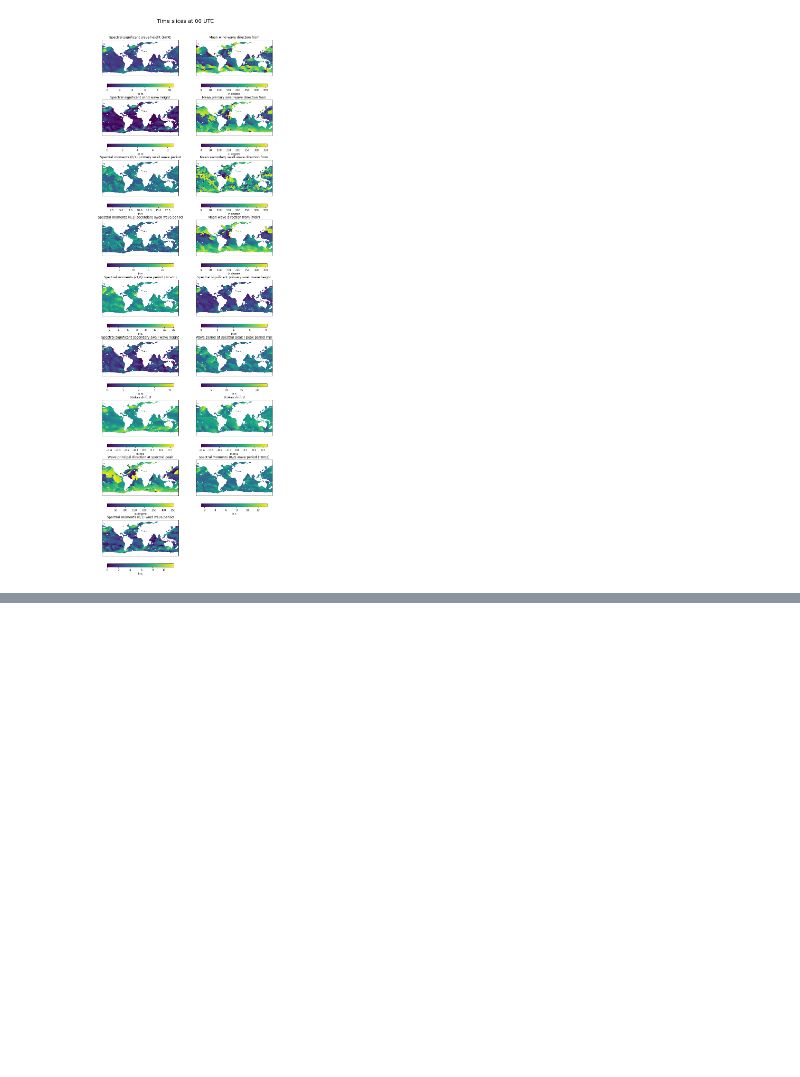
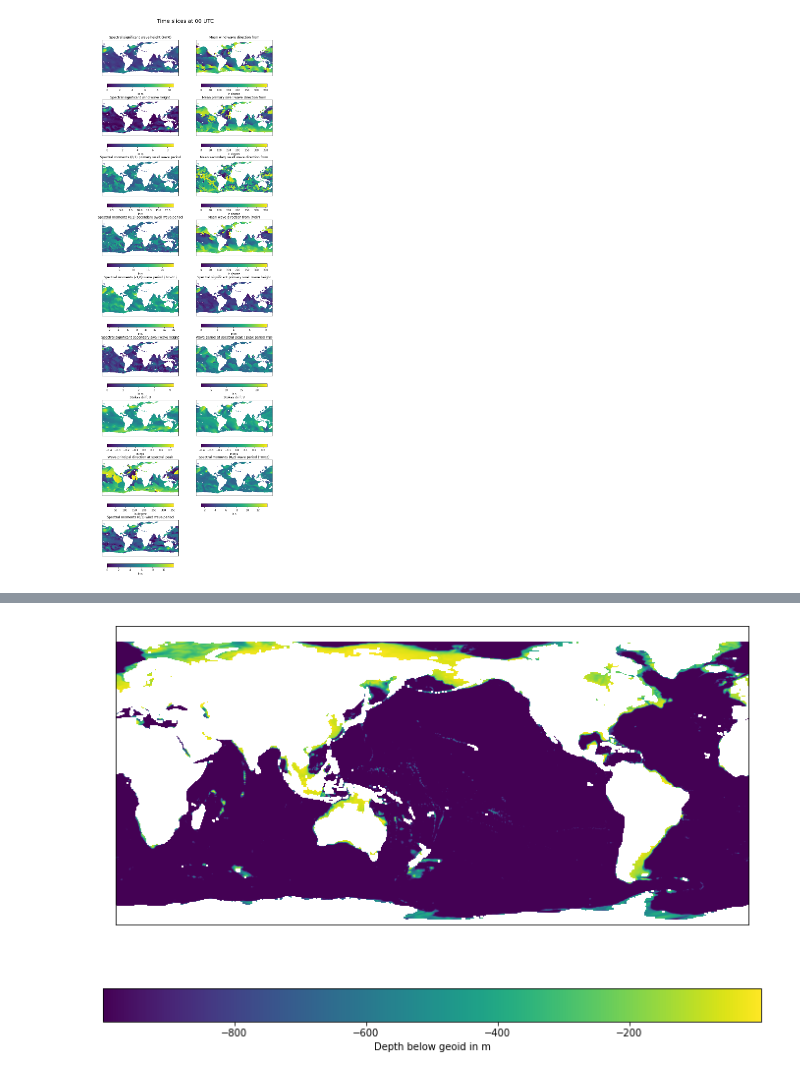
Before and after one commit to 52North/MariGeoRoute, a Jupyter notebook: cmems/data_sheets/global-analysis-forecast-wav-001-027.ipynb, the cells around one changed output, grey strips where cells are left out. Cells and saved outputs as stored; diff of their text form; code cells hidden in the pictures; blank space fills up the shorter version.

Commit message:
Add statics (bathymetry) to CMEMS data sheet

```diff
--- a/cmems/data_sheets/global-analysis-forecast-wav-001-027.ipynb
+++ b/cmems/data_sheets/global-analysis-forecast-wav-001-027.ipynb
@@ -237,0 +240,4 @@ for idx, ax in enumerate(ax_list):
+# %%
+path = os.path.join('..','..','..','..','data','CMEMS','GLOBAL_ANALYSIS_FORECAST_WAV_001_027')
+file = os.path.join(path,'GLO-MFC_001_027_bathy.nc')
+file
@@ -237,0 +246,3 @@ for idx, ax in enumerate(ax_list):
+# %%
+ds = nc.Dataset(file)
+ds
@@ -237,0 +268,9 @@ for idx, ax in enumerate(ax_list):
+# %%
+# Bathymetry (sea_floor_depth_below_geoid)
+fig = plt.figure(figsize=(20,8))
+plt.imshow(ds['deptho'][:,:])
+plt.gca().get_xaxis().set_visible(False)
+plt.gca().get_yaxis().set_visible(False)
+plt.colorbar(orientation='horizontal', label='Depth below geoid in m', shrink=0.6);
+# %% [output]
+[figure, added]
```
Also changed, not shown: parts of 5 cells of this notebook.
